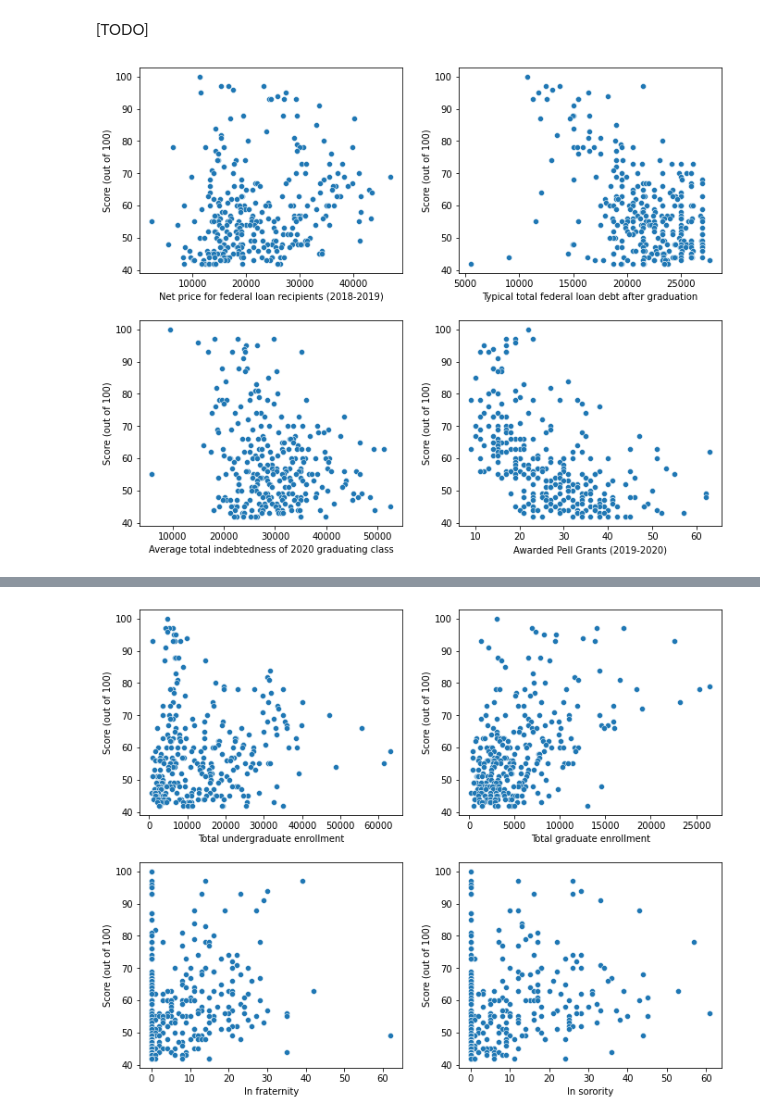
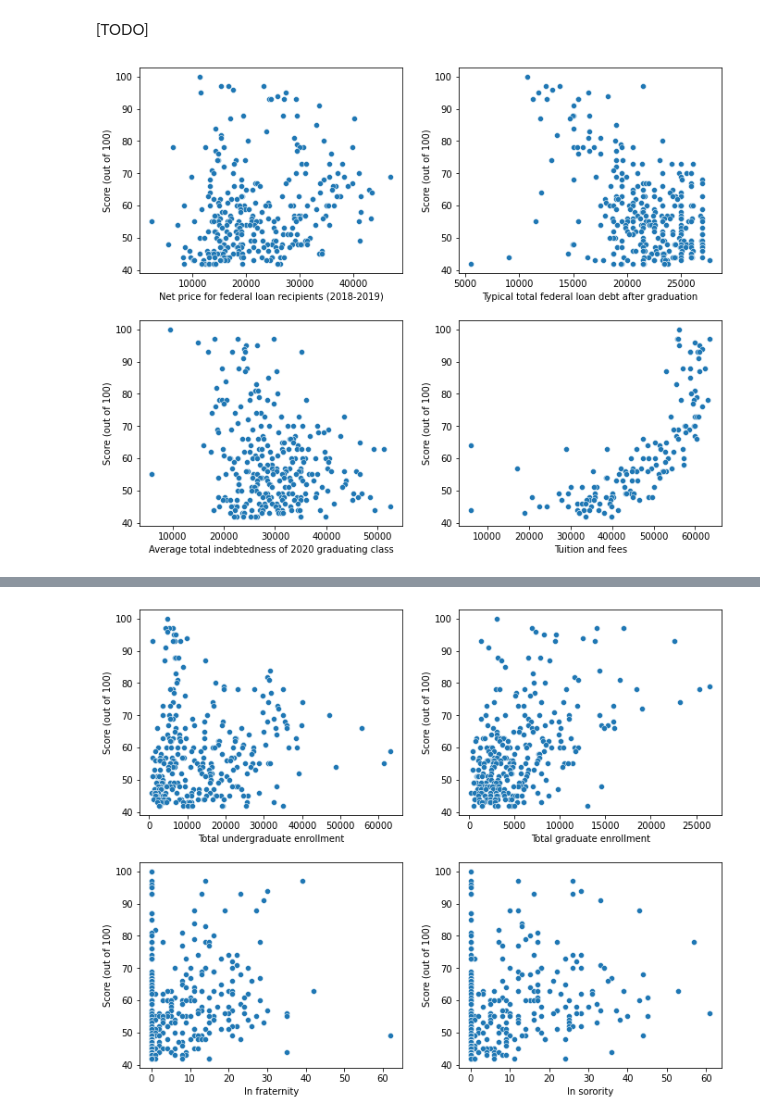
Before and after one commit to Aurathic/USNews-Colleges-Web-Scraper, a Jupyter notebook: python_web_scraper/web_scraping_2.ipynb, the cells around one changed output, grey strips where cells are left out. Saved outputs shown, nothing was run; the diff lists cells and outputs as text; code cells hidden in the pictures.

```diff
--- a/python_web_scraper/web_scraping_2.ipynb
+++ b/python_web_scraper/web_scraping_2.ipynb
@@ -170,7 +178,6 @@ salaries = pd.read_csv("all_univ_rows.csv")["Median starting salary of alumni "]
           lambda x: x if pd.isna(x) else int(x[1:].replace(",","")))
 univ_df['payscaleOverallStarting'] = salaries
 
-univ_df["vDisplayScore"] = univ_df["vDisplayScore"].apply(lambda x: x if isinstance(x,int) else np.nan)
 univ_df["vStudentFacultyRatio"] = univ_df["vStudentFacultyRatio"].apply(\
                         lambda x: int(x[:-2]) if pd.notna(x) else np.nan)
 
@@ -261,0 +228,2 @@ The problem here is mapping these majors to any specific data set is really hard
+# %%
+univ_df["vDisplayScoreInt"] = univ_df["vDisplayScore"].apply(lambda x: x if isinstance(x,int) else np.nan)
@@ -279,7 +256,7 @@ def plot_factors_against_score(ranking_factors, ncols):
     fig, axes = plt.subplots(nrows=ceil(len(ranking_factors)/ncols),ncols=ncols, figsize=(10,8))
     fig.tight_layout(pad=3.0)
     for col, ax in zip(ranking_factors, fig.axes):
-        sns.scatterplot(ax=ax, x=col, y="vDisplayScore", data=univ_df)
+        sns.scatterplot(ax=ax, x=col, y="vDisplayScoreInt", data=univ_df)
         ax.set(xlabel=data_key[col], ylabel=data_key["vDisplayScore"])
 
 plot_factors_against_score(ranking_factors, 2)
@@ -384,7 +486,7 @@ Are there any other factors that correlate well with rank, despite not being use
 # %% [markdown]
 [TODO]
 # %%
-other_factors = ["csAvgCost", "csTypicalDebt", "avgGradDebt", "pctPell"]
+other_factors = ["csAvgCost", "csTypicalDebt", "avgGradDebt", "vPrivateTuition"] #"pctPell"]
 plot_factors_against_score(other_factors, 2)
 # %% [output]
-[figure, old version]
+[figure, new version]
```
Also changed, not shown: parts of 54 cells of this notebook.
